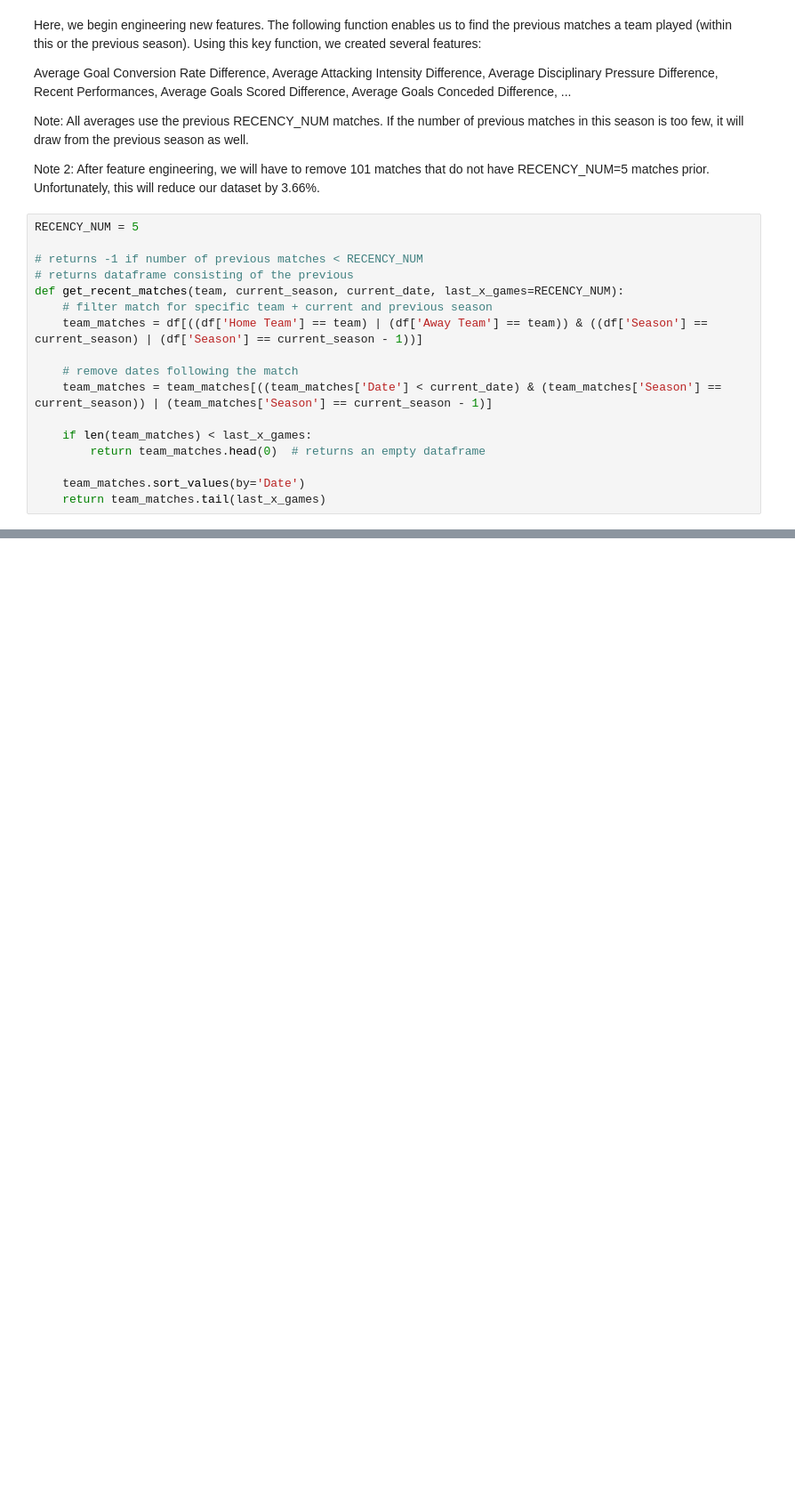
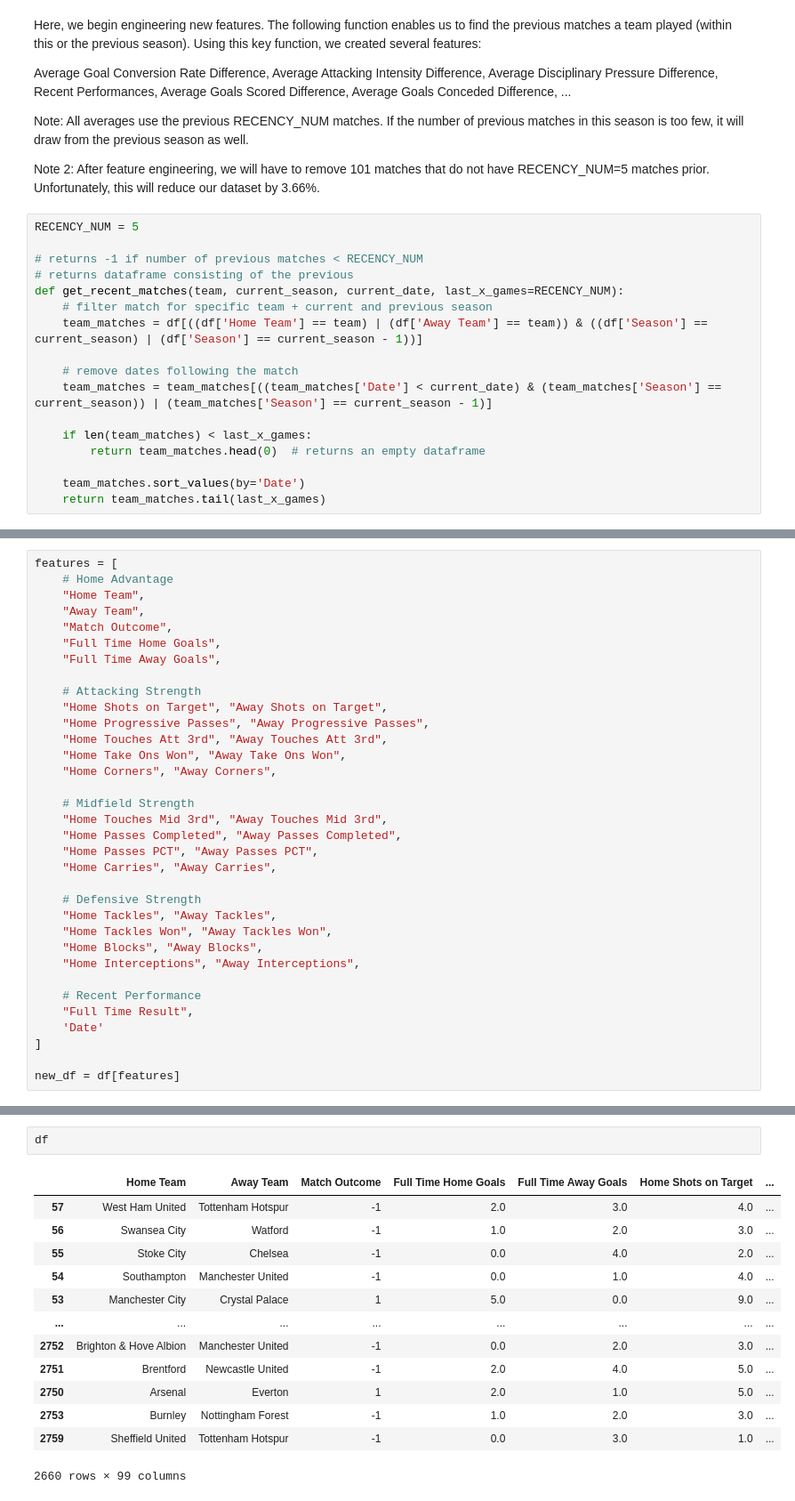
Before and after one commit to urasil/football-prediction, a Jupyter notebook: final_data_selection.ipynb, the cells around one changed output, grey strips where cells are left out. Shown: that part at 89% size. Saved outputs shown, nothing was run; the diff lists cells and outputs as text; blank space fills up the shorter version.

```diff
--- a/final_data_selection.ipynb
+++ b/final_data_selection.ipynb
@@ -333,0 +606,34 @@ df = calculate_season_points(df)
+# %%
+features = [
+    # Home Advantage
+    "Home Team",
+    "Away Team",
+    "Match Outcome",
+    "Full Time Home Goals",
+    "Full Time Away Goals",
+
+    # Attacking Strength
+    "Home Shots on Target", "Away Shots on Target",
+    "Home Progressive Passes", "Away Progressive Passes",
+    "Home Touches Att 3rd", "Away Touches Att 3rd",
+    "Home Take Ons Won", "Away Take Ons Won",
+    "Home Corners", "Away Corners",
+
+    # Midfield Strength
+    "Home Touches Mid 3rd", "Away Touches Mid 3rd",
+    "Home Passes Completed", "Away Passes Completed",
+    "Home Passes PCT", "Away Passes PCT",
+    "Home Carries", "Away Carries",
+
+    # Defensive Strength
+    "Home Tackles", "Away Tackles",
+    "Home Tackles Won", "Away Tackles Won",
+    "Home Blocks", "Away Blocks",
+    "Home Interceptions", "Away Interceptions",
+
+    # Recent Performance
+    "Full Time Result",
+    'Date'
+]
+
+new_df = df[features]
@@ -350,0 +871,16 @@ with pd.option_context('display.max_rows', 10, 'display.max_columns', None):
+# %%
+df
+# %% [output]
+|  | Home Team | Away Team | Match Outcome | Full Time Home Goals | Full Time Away Goals | Home Shots on Target | ... |
+| 57 | West Ham United | Tottenham Hotspur | -1 | 2.0 | 3.0 | 4.0 | ... |
+| 56 | Swansea City | Watford | -1 | 1.0 | 2.0 | 3.0 | ... |
+| 55 | Stoke City | Chelsea | -1 | 0.0 | 4.0 | 2.0 | ... |
+| 54 | Southampton | Manchester United | -1 | 0.0 | 1.0 | 4.0 | ... |
+| 53 | Manchester City | Crystal Palace | 1 | 5.0 | 0.0 | 9.0 | ... |
+| ... | ... | ... | ... | ... | ... | ... | ... |
+| 2752 | Brighton & Hove Albion | Manchester United | -1 | 0.0 | 2.0 | 3.0 | ... |
+| 2751 | Brentford | Newcastle United | -1 | 2.0 | 4.0 | 5.0 | ... |
+| 2750 | Arsenal | Everton | 1 | 2.0 | 1.0 | 5.0 | ... |
+| 2753 | Burnley | Nottingham Forest | -1 | 1.0 | 2.0 | 3.0 | ... |
+| 2759 | Sheffield United | Tottenham Hotspur | -1 | 0.0 | 3.0 | 1.0 | ... |
+2660 rows × 99 columns
```
Also changed, not shown: parts of 23 cells of this notebook, 6 other files.
